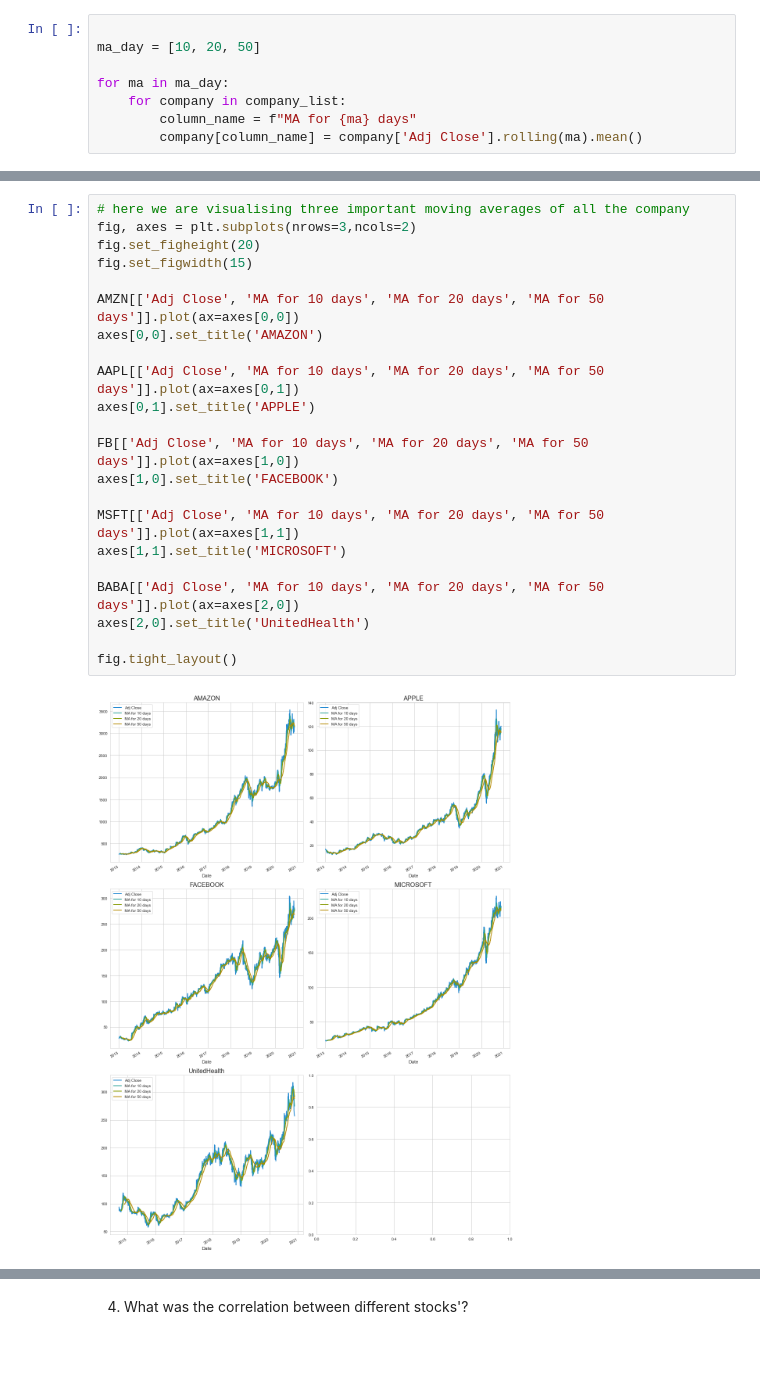
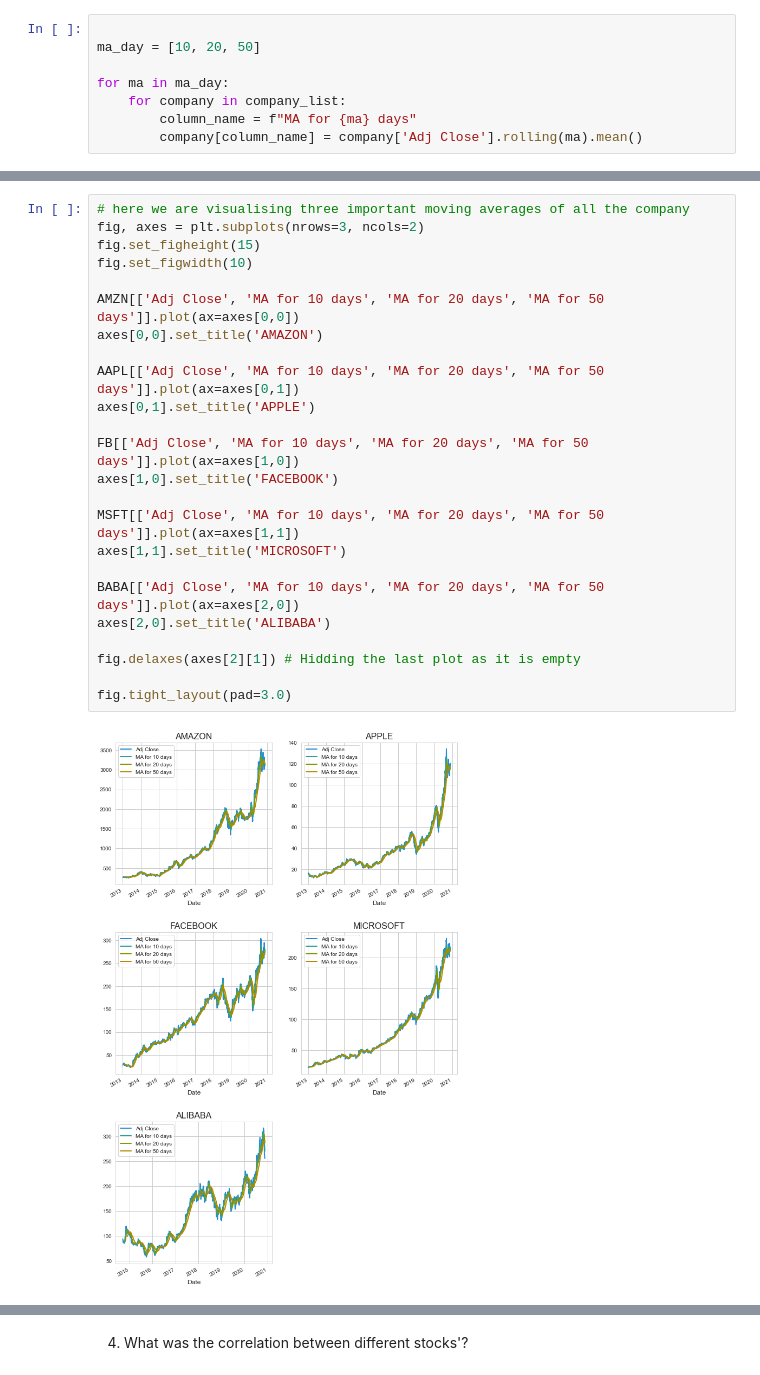
Before and after one commit to RITISHKARKIUNH/stockanalysis, a Jupyter notebook: Stock_Analysis.ipynb, the cells around one changed output, grey strips where cells are left out. Saved outputs shown, nothing was run; the diff lists cells and outputs as text.

```diff
--- a/Stock_Analysis.ipynb
+++ b/Stock_Analysis.ipynb
@@ -229,28 +235,30 @@ company_data.groupby("company_name").hist(figsize=(12, 12));
 [figure]
 # %%
 # here we are visualising three important moving averages of all the company
-fig, axes = plt.subplots(nrows=3,ncols=2)
-fig.set_figheight(20)
-fig.set_figwidth(15)
+fig, axes = plt.subplots(nrows=3, ncols=2)
+fig.set_figheight(15)
+fig.set_figwidth(10)
 
 AMZN[['Adj Close', 'MA for 10 days', 'MA for 20 days', 'MA for 50 days']].plot(ax=axes[0,0])
 axes[0,0].set_title('AMAZON')
 
 AAPL[['Adj Close', 'MA for 10 days', 'MA for 20 days', 'MA for 50 days']].plot(ax=axes[0,1])
 axes[0,1].set_title('APPLE')
 
 FB[['Adj Close', 'MA for 10 days', 'MA for 20 days', 'MA for 50 days']].plot(ax=axes[1,0])
 axes[1,0].set_title('FACEBOOK')
 
 MSFT[['Adj Close', 'MA for 10 days', 'MA for 20 days', 'MA for 50 days']].plot(ax=axes[1,1])
 axes[1,1].set_title('MICROSOFT')
 
 BABA[['Adj Close', 'MA for 10 days', 'MA for 20 days', 'MA for 50 days']].plot(ax=axes[2,0])
-axes[2,0].set_title('UnitedHealth')
+axes[2,0].set_title('ALIBABA')
 
-fig.tight_layout()
+fig.delaxes(axes[2][1]) # Hidding the last plot as it is empty
+
+fig.tight_layout(pad=3.0)
 # %% [output]
-[figure, old version]
+[figure, new version]
 # %%
 # We'll use pct_change to find the percent change for each month
 for company in company_list:
```
Also changed, not shown: parts of 28 cells of this notebook.
